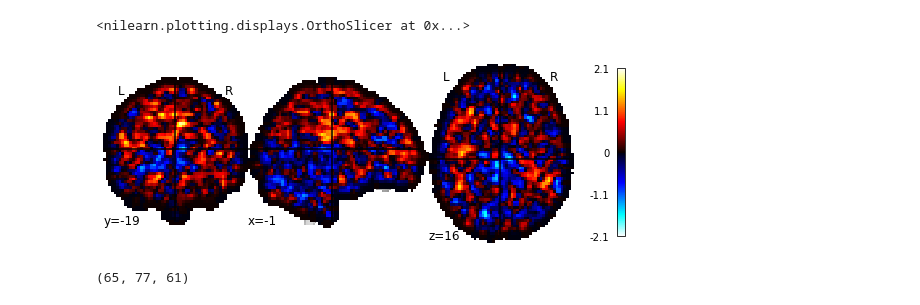
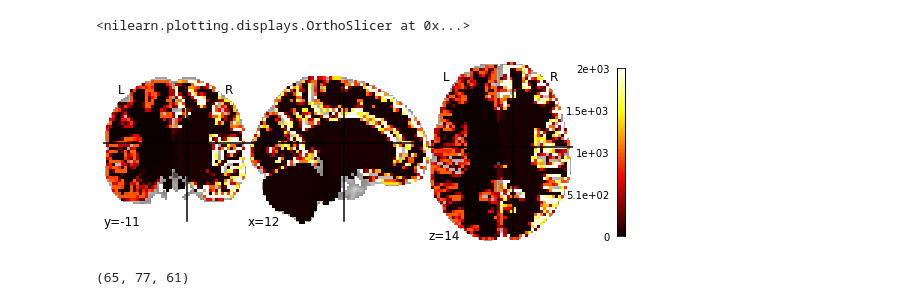
Before and after one commit to 30PandaX/gans-n-gmms, a Jupyter notebook: read_fmri.ipynb, the cells around one changed output. Saved outputs shown, nothing was run; the diff lists cells and outputs as text; code cells hidden in the pictures.

Commit message:
fmri retrieving

```diff
--- a/read_fmri.ipynb
+++ b/read_fmri.ipynb
@@ -2,9 +2,9 @@
 from nilearn import plotting, datasets
 import nibabel as nib
 # %%
-img = nib.load("/scratch/ghn8/fmri_on_celeba/derivatives/1st_level_analysis/fwhm5/sub-01/train_run38_M1653_gt_fix.nii.gz")
+img = nib.load("/share/sablab/nfs04/data/fmri_on_celeba/derivatives/1st_level_analysis/aparc+aseg.nii.gz")
 plotting.plot_stat_map(img)
 # %% [output]
 <nilearn.plotting.displays.OrthoSlicer at 0x...>
-[figure, old version]
+[figure, new version]
 # %%
```
Also changed, not shown: parts of 3 cells of this notebook, 1 other file.
